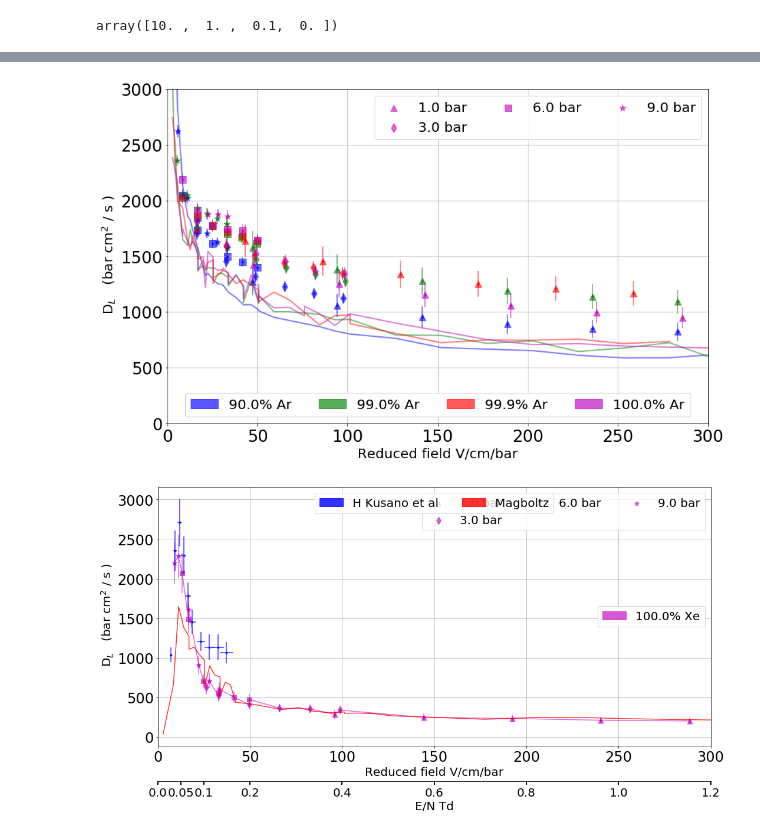
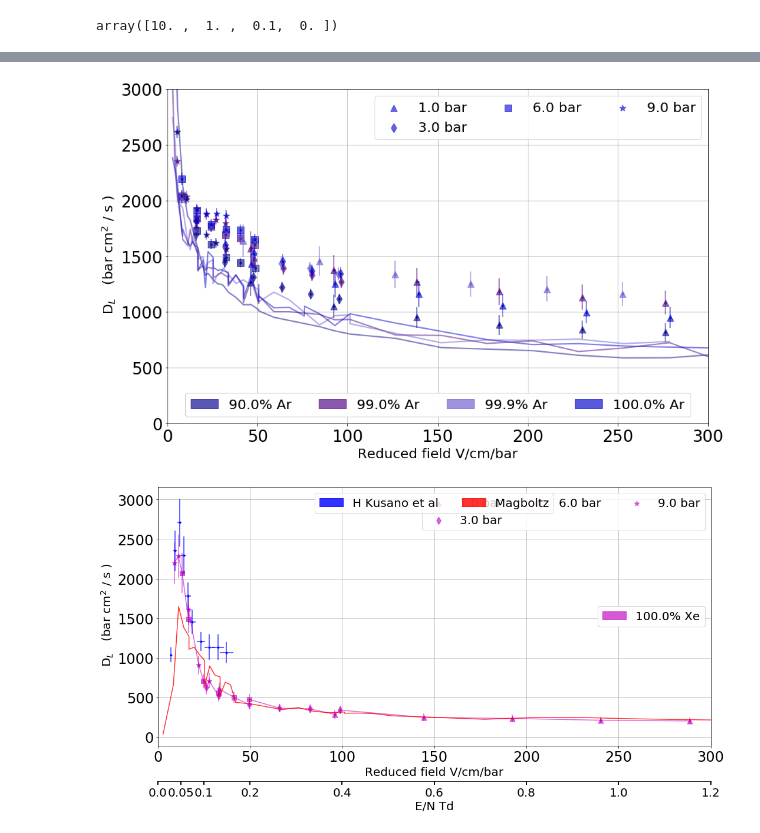
Before and after one commit to AustinMcDonald/Python, a Jupyter notebook: Electron-XeAr/XeAr-V100-analysis.ipynb, the cells around one changed output, grey strips where cells are left out. Drawn from its saved outputs; the diff is of its cells as text; code cells hidden in the pictures.

```diff
--- a/Electron-XeAr/XeAr-V100-analysis.ipynb
+++ b/Electron-XeAr/XeAr-V100-analysis.ipynb
@@ -70,3 +173,5 @@ def MB_V(data,x):
+# %%
+COL =['darkblue','indigo','slateblue', 'mediumblue']
 # %%
 Pat = []
 plt.figure(figsize=(8,8))
@@ -126,0 +240,6 @@ plt.show()
+# %%
+Pressures = P[E==300]
+CorrVals = gapwidth/V[E==300]
+Correction = P
+for x in range(0,len(Pressures)):
+    Correction[Correction==Pressures[x]] =CorrVals[x]
@@ -154,0 +773,18 @@ def MB_D(data,x):
+# %%
+def CORRECTION_SIG(DT,Pres,Efid,Sigma):
+    P = Pres
+    E = Efid
+    t1 = CORRECTION2(DT,P,E)
+    gapwidth = .397
+    d = 14.128
+    dfull = d+gapwidth
+    t2 = DT+0.5*t1
+    D300 = Sigma[E==300]*dfull**2/(2*(t2[E==300])**3)
+
+    sigmacor = np.sqrt(2*t1[E==300]**3*D300/gapwidth**2)
+    Pressures = P[E==300]
+    CorrectionT = np.copy(P)
+    for x in range(0,len(Pressures)):
+        CorrectionT[CorrectionT==Pressures[x]] =sigmacor[x]
+    cc  = CorrectionT
+    return cc
@@ -154,0 +1181,15 @@ def MB_D(data,x):
+# %%
+x=2
+ax2 = fig.add_subplot(1, 3,3,sharey=ax1)
+Pc = Percents[x]
+DATA = Data[Data[:,0].astype(float)==Pc]
+vals = DATA[:,:-1].astype(float)
+mark = DATA[:,-1]
+d = 14.128
+P = vals[:,2]
+E = vals[:,1]
+dt = vals[:,3]*1e6
+V = d/(dt)
+V = V
+R = E*.9767/P
+sigma = (vals[:,4]*1e6)**2-(0.1235)**2
@@ -168,7 +1233,7 @@ for x in range(0,len(Percents)):
     sigma = (vals[:,4]*1e6)**2
 
     V = d/(dt)
-    R = E/P
+    R = E*.9767/P
     Dslash = sigma*V**3/(2*d)*1e6*P
 
     B = (.01/(sigma))**2+9*(0.5/dt)**2+4*(0.1/(d))**2+(0.1/(P))**2
@@ -187,34 +1252,34 @@ for x in range(0,len(Percents)):
 
     MBX,MBY,Yer,lab = MB_D(mm,x)
     plt.plot(MBX,MBY,linewidth=2,alpha=0.5,color=color)
     for x, y, m, L in zip(R, Dslash, mark,LABB):
         plt.scatter(x, y, alpha=0.6,marker=m,color=color,s=90,label=L+" bar")
 
 
 #plt.errorbar(xdata,ydata,xerr=xerr,yerr=yerr,fmt='.',label='H Kusano et al',color='blue')
 #plt.plot(XX,YY,color='r',label="Magboltz",alpha=0.8)
 
 handles, labels = plt.gca().get_legend_handles_labels()
 by_label = OrderedDict(zip(labels, handles))
 legend2=plt.legend(by_label.values(), by_label.keys(),loc='upper right',ncol=3,fontsize=20)
 
 legend1=plt.legend(handles=Pat,loc='lower center',ncol=5,fontsize=20)
 plt.gca().add_artist(legend1)
 plt.gca().add_artist(legend2)
 
 plt.xlim(0,300)#
 plt.ylim(0,3000)#
 #plt.legend(loc='upper right',fontsize=14,ncol=3)
 plt.xticks(fontsize=24)
 plt.yticks(fontsize=24)
 plt.grid()
 plt.xlabel("Reduced field V/cm/bar",fontsize=20)
 plt.ylabel(r" D$_L$   (bar cm$^2$ / s )",fontsize=20)
 plt.tight_layout()
 #plt.savefig("/Users/austinmcdonald/Desktop/GAS_MIX_PLOTS/ARXE-diff-v0"+".pdf")
 plt.show()
 # %% [output]
-[figure, old version]
+[figure, new version]
 # %%
 Pat = []
 plt.figure(figsize=(15,8))
```
Also changed, not shown: parts of 67 cells of this notebook, 15 other files.
